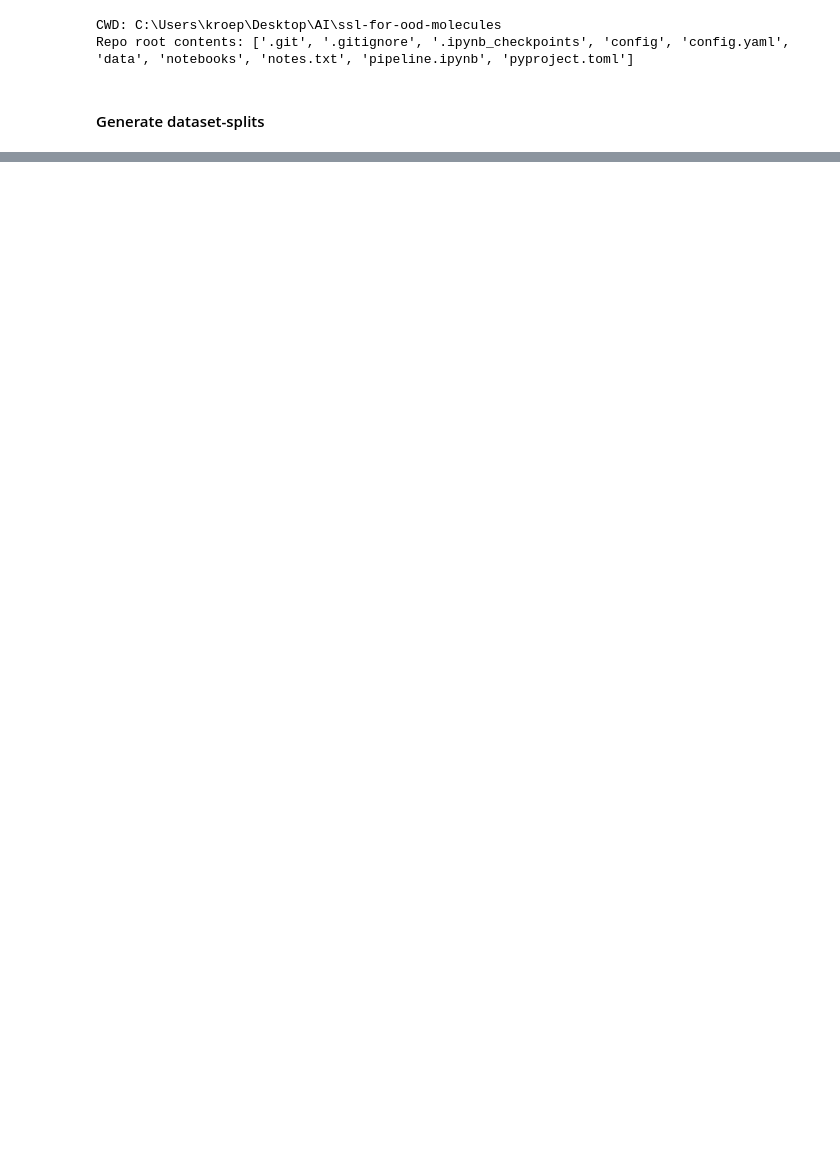
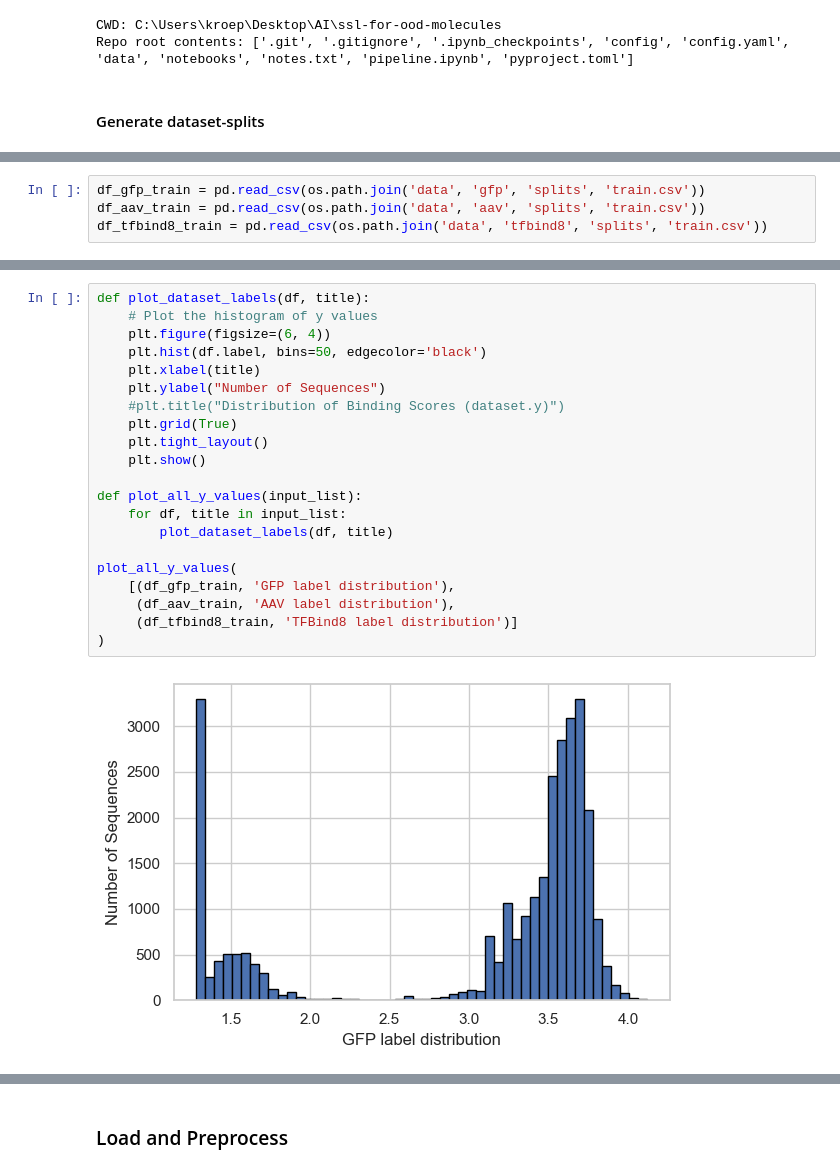
Before and after one commit to johannes-kroepfl-97/ssl-for-ood-molecules, a Jupyter notebook: notebooks/explore_data.ipynb, the cells around one changed output, grey strips where cells are left out. Saved outputs shown, nothing was run; the diff lists cells and outputs as text; blank space fills up the shorter version.

Commit message:
Added training pipeline, configs, and first package structure

```diff
--- a/notebooks/explore_data.ipynb
+++ b/notebooks/explore_data.ipynb
@@ -90,0 +103,4 @@ size (csv): target_unlabeled = 15472
+# %%
+df_gfp_train = pd.read_csv(os.path.join('data', 'gfp', 'splits', 'train.csv'))
+df_aav_train = pd.read_csv(os.path.join('data', 'aav', 'splits', 'train.csv'))
+df_tfbind8_train = pd.read_csv(os.path.join('data', 'tfbind8', 'splits', 'train.csv'))
@@ -90,0 +385,23 @@ size (csv): target_unlabeled = 15472
+# %%
+def plot_dataset_labels(df, title):
+    # Plot the histogram of y values
+    plt.figure(figsize=(6, 4))
+    plt.hist(df.label, bins=50, edgecolor='black')
+    plt.xlabel(title)
+    plt.ylabel("Number of Sequences")
+    #plt.title("Distribution of Binding Scores (dataset.y)")
+    plt.grid(True)
+    plt.tight_layout()
+    plt.show()
+
+def plot_all_y_values(input_list):
+    for df, title in input_list:
+        plot_dataset_labels(df, title)
+
+plot_all_y_values(
+    [(df_gfp_train, 'GFP label distribution'),
+     (df_aav_train, 'AAV label distribution'),
+     (df_tfbind8_train, 'TFBind8 label distribution')]
+)
+# %% [output]
+[figure, added]
@@ -90,0 +410,2 @@ size (csv): target_unlabeled = 15472
+# %% [markdown]
+### Load and Preprocess
```
Also changed, not shown: parts of 14 cells of this notebook, 48 other files.
